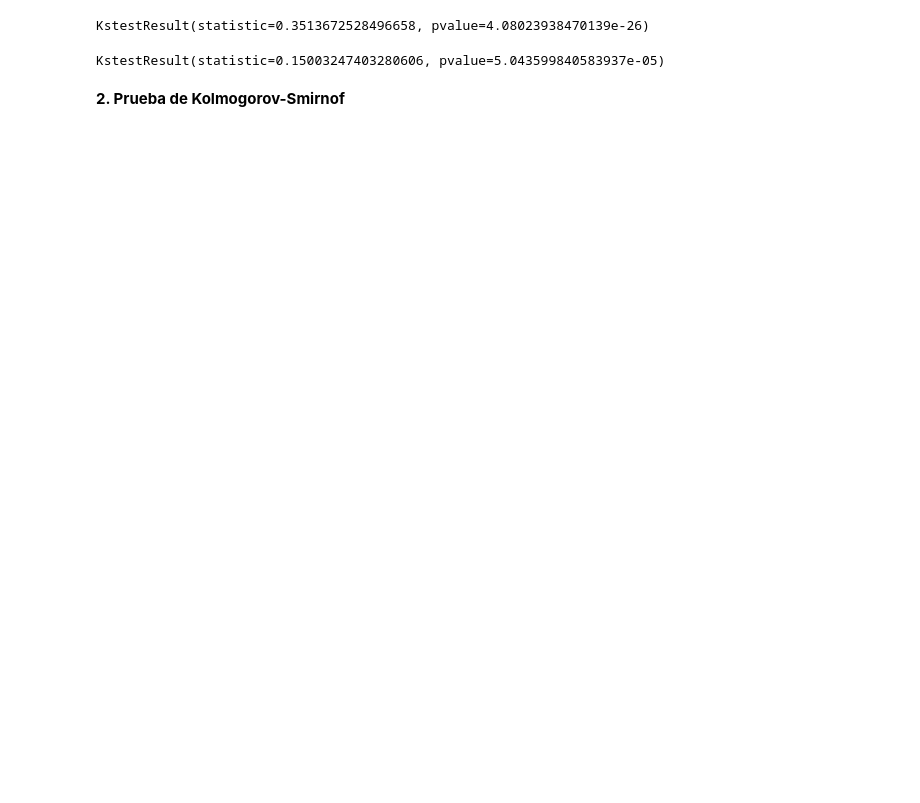
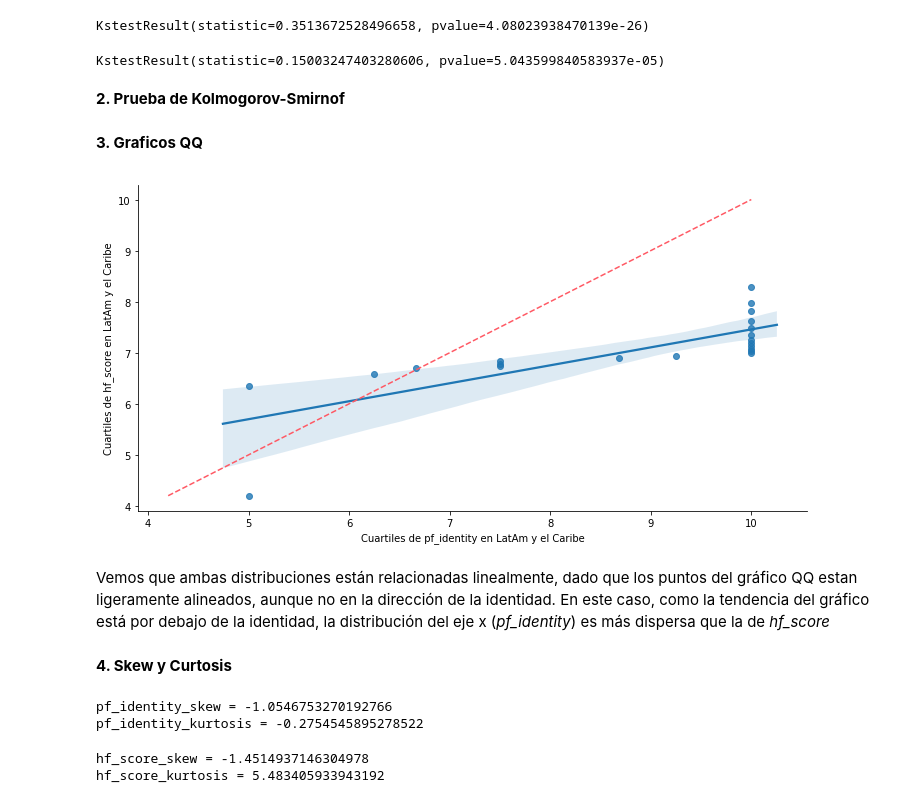
Before and after one commit to fpaludi/DiploDatos, a Jupyter notebook: practico1-gian-item-3.ipynb, the cells around one changed output. Saved outputs shown, nothing was run; the diff lists cells and outputs as text; code cells hidden in the pictures; blank space fills up the shorter version.

Commit message:
Added QQ and skew-curtosis to practico1-gian-item-3.ipynb

```diff
--- a/practico1-gian-item-3.ipynb
+++ b/practico1-gian-item-3.ipynb
@@ -5,6 +5,11 @@ import matplotlib.pyplot as plt
 import numpy
 import pandas
 import seaborn
+# %%
+BLUE = '#35A7FF'
+RED = '#FF5964'
+GREEN = '#6BF178'
+YELLOW = '#FFE74C'
 # %%
 dataset = pandas.read_csv('hfi_cc_2018.csv')
 # %%
@@ -166,3 +149,38 @@ stats.kstest(hf_score_latam_cleaned_norm, 'norm')
 KstestResult(statistic=0.15003247403280606, pvalue=5.043599840583937e-05)
 # %% [markdown]
 **2. Prueba de Kolmogorov-Smirnof**
+# %% [markdown]
+**3. Graficos QQ**
+# %%
+percs = numpy.linspace(0,100,21)  # Creamos 20 puntos cuartiles igualmente distribuidos entre 0 y 100.
+qn_pf_identity_latam_cleaned = numpy.percentile(pf_identity_latam_cleaned, percs)
+qn_hf_score_latam_cleaned = numpy.percentile(hf_score_latam_cleaned, percs)
+
+plt.figure(figsize=(12,6))
+seaborn.regplot(x=qn_pf_identity_latam_cleaned, y=qn_hf_score_latam_cleaned)
+plt.xlabel('Cuartiles de pf_identity en LatAm y el Caribe')
+plt.ylabel('Cuartiles de hf_score en LatAm y el Caribe')
+
+# Graficamos la linea de la identidad.
+x = numpy.linspace(numpy.min((qn_pf_identity_latam_cleaned.min(),qn_hf_score_latam_cleaned.min())), numpy.max((qn_pf_identity_latam_cleaned.max(),qn_hf_score_latam_cleaned.max())))
+plt.plot(x,x, color=RED, ls="--")
+
+seaborn.despine()
+# %% [output]
+[figure, added]
+# %% [markdown]
+Vemos que ambas distribuciones están relacionadas linealmente, dado que los puntos del gráfico QQ estan ligeramente alineados, aunque no en la dirección de la identidad. En este caso, como la tendencia del gráfico está por debajo de la identidad, la distribución del eje x (*pf_identity*) es más dispersa que la de *hf_score*
+# %% [markdown]
+**4. Skew y Curtosis**
+# %%
+print("pf_identity_skew =", pf_identity_latam_cleaned.skew())
+print("pf_identity_kurtosis =", pf_identity_latam_cleaned.kurtosis())
+# %% [output]
+pf_identity_skew = -1.0546753270192766
+pf_identity_kurtosis = -0.2754545895278522
+# %%
+print("hf_score_skew =", hf_score_latam_cleaned.skew())
+print("hf_score_kurtosis =", hf_score_latam_cleaned.kurtosis())
+# %% [output]
+hf_score_skew = -1.4514937146304978
+hf_score_kurtosis = 5.483405933943192
```
Also changed, not shown: parts of 6 cells of this notebook.
